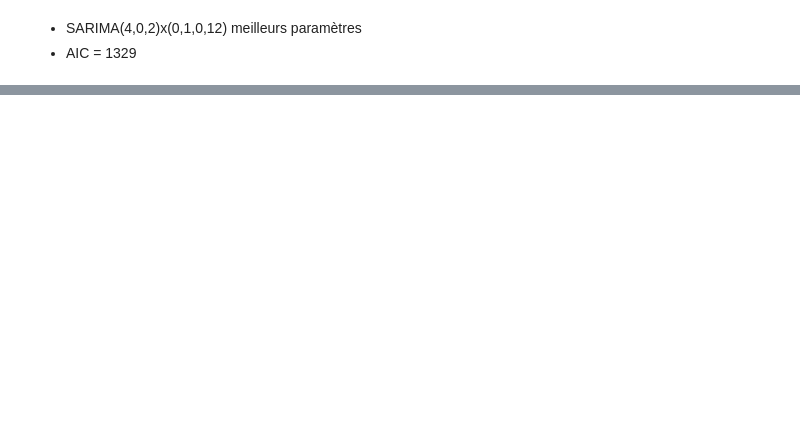
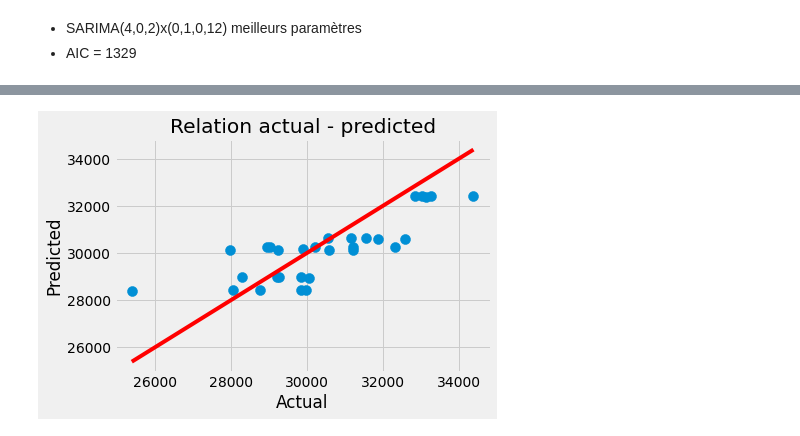
Before and after one commit to xavierbarbier/prediction_consommation_electricite, a Jupyter notebook: code_prediction_consommation_electricite.ipynb, the cells around one changed output, grey strips where cells are left out. Saved outputs shown, nothing was run; the diff lists cells and outputs as text; code cells hidden in the pictures; blank space fills up the shorter version.

```diff
--- a/code_prediction_consommation_electricite.ipynb
+++ b/code_prediction_consommation_electricite.ipynb
@@ -1183,0 +1297,9 @@ plt.show()
+# %%
+# comparaison graphique
+df1.plot(kind='scatter',x = "Actual", y = "Predicted", s=100)
+ident = [min(df1.Actual),max(df1.Actual)]
+plt.plot(ident,ident, color = "r")
+plt.title("Relation actual - predicted")
+plt.show()
+# %% [output]
+[figure, added]
```
Also changed, not shown: parts of 160 cells of this notebook.
